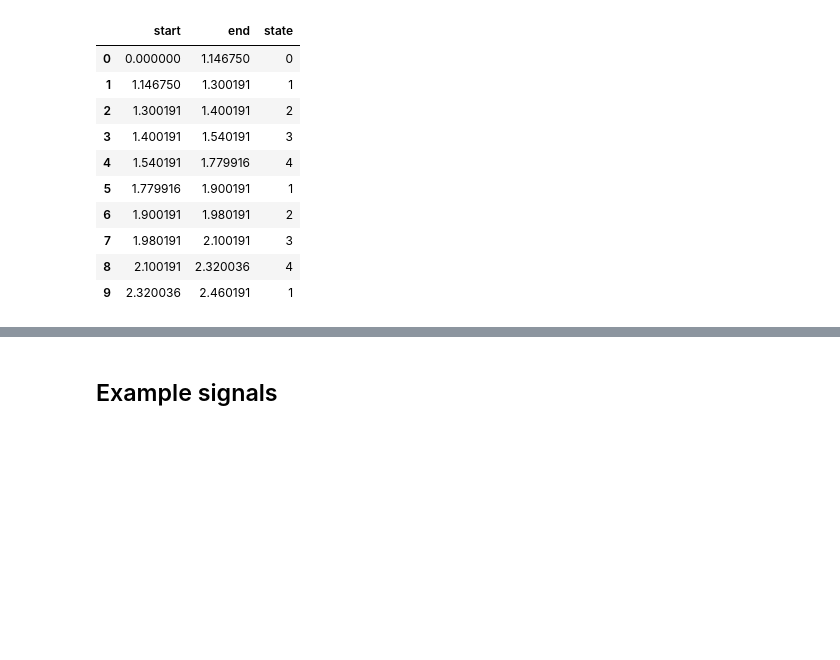
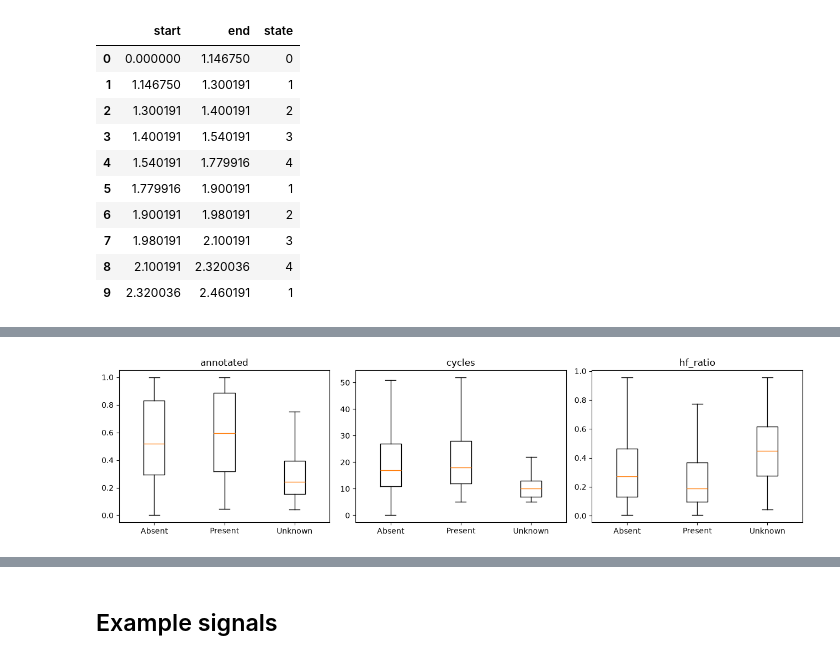
Before and after one commit to amarcos20/FCUP-DL-ML2, a Jupyter notebook: notebooks/01_eda.ipynb, the cells around one changed output, grey strips where cells are left out. Saved outputs shown, nothing was run; the diff lists cells and outputs as text; code cells hidden in the pictures; blank space fills up the shorter version.

Commit message:
eda and reports/figures explanation

```diff
--- a/notebooks/01_eda.ipynb
+++ b/notebooks/01_eda.ipynb
@@ -105,3 +105,11 @@ recorded locations  murmur locations
                     4                   70
 5                   5                    1
 Name: count, dtype: int64
+# %%
+# Recording-level label: murmur audible at this location (only possible for Present patients)
+mloc = pat['Murmur locations'].fillna('').str.split('+').apply(set)
+rec['murmur_here'] = [m == 'Present' and loc in mloc[p] for p, loc, m in zip(rec.patient_id, rec.location, rec.murmur)]
+pr = rec[rec.murmur == 'Present']
+silent = pr.groupby('patient_id').murmur_here.mean() < 1
+print(f'Present-patient recordings: {len(pr)}, murmur NOT audible in {(~pr.murmur_here).sum()} ({100*(~pr.murmur_here).mean():.0f}%)')
+print(f'Present patients with at least one silent recording: {silent.sum()} / {len(silent)}')
@@ -125,0 +157,13 @@ tsv.head(10)
+# %%
+from scipy.signal import welch
+
+def quality(r):
+    y, sr = sf.read(r.path)
+    t = pd.read_csv(WAV_DIR / (r.recording + '.tsv'), sep='\t', header=None, names=['start', 'end', 'state'])
+    f, P = welch(y, sr, nperseg=1024)
+    return pd.Series({'annotated': ((t.end - t.start)[t.state > 0]).sum() / (len(y) / sr),
+                      'cycles': (t.state == 1).sum(),
+                      'hf_ratio': P[f > 400].sum() / P.sum()})
+
+rec = rec.join(rec.apply(quality, axis=1))
+rec.groupby('murmur')[['annotated', 'cycles', 'hf_ratio']].median().round(2)
@@ -125,0 +176,8 @@ tsv.head(10)
+# %%
+order = ['Absent', 'Present', 'Unknown']
+fig, ax = plt.subplots(1, 3, figsize=(13, 3.5))
+for a, col in zip(ax, ['annotated', 'cycles', 'hf_ratio']):
+    a.boxplot([rec.loc[rec.murmur == m, col] for m in order], tick_labels=order, showfliers=False); a.set_title(col)
+plt.tight_layout()
+# %% [output]
+[figure, added]
```
Also changed, not shown: parts of 8 cells of this notebook, 7 other files.
